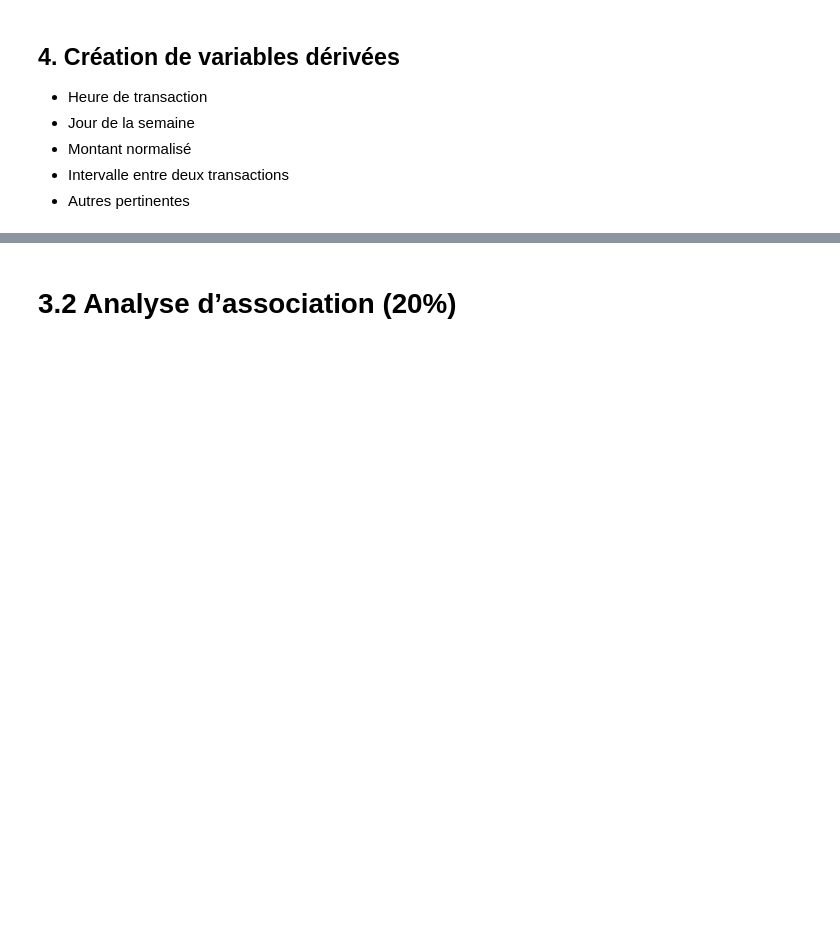
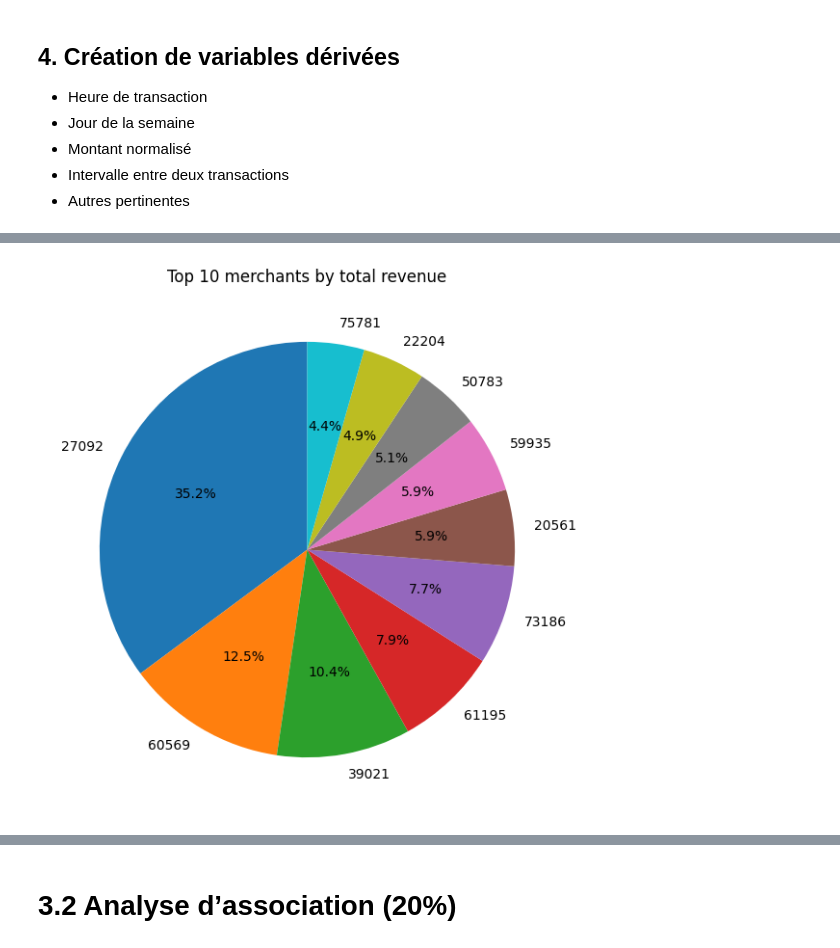
Before and after one commit to AnthonyGlaude/IFT599_TP1, a Jupyter notebook: plan_travail_IFT599_A25_TP1.ipynb, the cells around one changed output, grey strips where cells are left out. Cells and saved outputs as stored; diff of their text form; code cells hidden in the pictures; blank space fills up the shorter version.

```diff
--- a/plan_travail_IFT599_A25_TP1.ipynb
+++ b/plan_travail_IFT599_A25_TP1.ipynb
@@ -291,0 +307,17 @@ merged_df["time_since_last_txn"] = merged_df.groupby("client_id")["date"].diff()
+# %%
+# Total revenue per merchant
+top_merchants_revenue = (
+    merged_df.groupby("merchant_id")["amount"]
+    .sum()
+    .sort_values(ascending=False)
+    .head(10)
+)
+
+# Pie chart
+plt.figure(figsize=(7,7))
+top_merchants_revenue.plot(kind="pie", autopct='%1.1f%%', startangle=90)
+plt.title("Top 10 merchants by total revenue")
+plt.ylabel("")
+plt.show()
+# %% [output]
+[figure, added]
```
Also changed, not shown: parts of 35 cells of this notebook.
